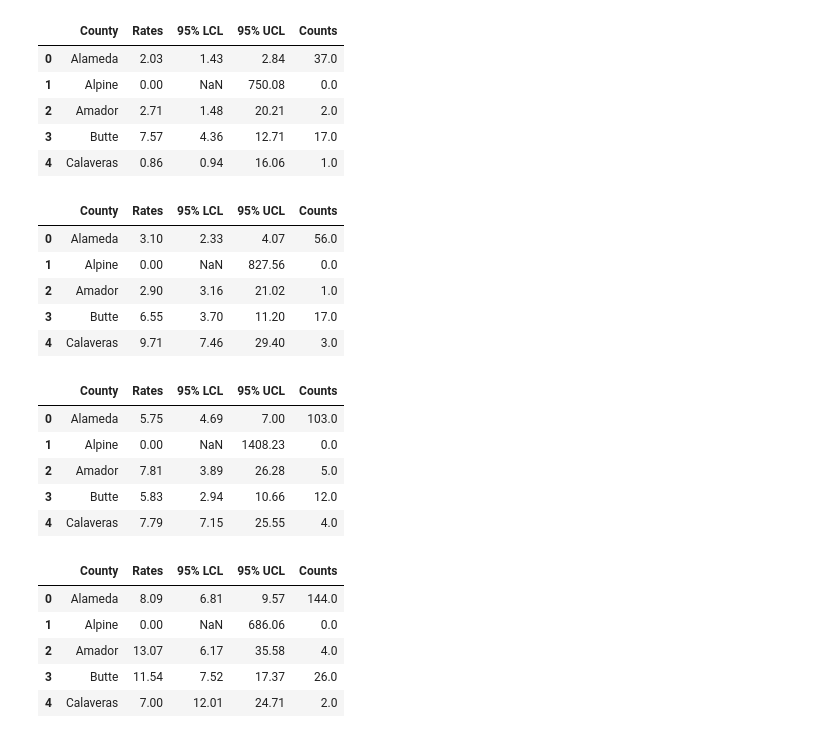
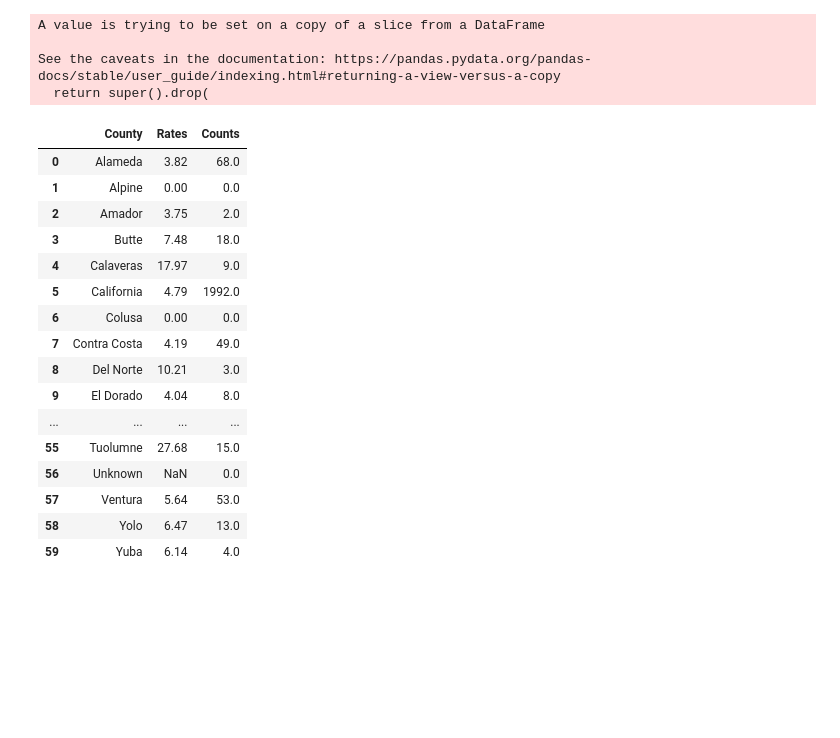
Before and after one commit to midori256/DS4A_Capstone_Project, a Jupyter notebook: Data_Wrangling.ipynb, the cells around one changed output. Cells and saved outputs as stored; diff of their text form; code cells hidden in the pictures; blank space fills up the shorter version.

```diff
--- a/Data_Wrangling.ipynb
+++ b/Data_Wrangling.ipynb
@@ -51,40 +44,0 @@ data_2016.head()
-# %%
-# Check all dataframes
-data_2017.head()
-# %% [output]
-|  | County | Rates | 95% LCL | 95% UCL | Counts |
-| 0 | Alameda | 2.03 | 1.43 | 2.84 | 37.0 |
-| 1 | Alpine | 0.00 | NaN | 750.08 | 0.0 |
-| 2 | Amador | 2.71 | 1.48 | 20.21 | 2.0 |
-| 3 | Butte | 7.57 | 4.36 | 12.71 | 17.0 |
-| 4 | Calaveras | 0.86 | 0.94 | 16.06 | 1.0 |
-# %%
-# Check all dataframes
-data_2018.head()
-# %% [output]
-|  | County | Rates | 95% LCL | 95% UCL | Counts |
-| 0 | Alameda | 3.10 | 2.33 | 4.07 | 56.0 |
-| 1 | Alpine | 0.00 | NaN | 827.56 | 0.0 |
-| 2 | Amador | 2.90 | 3.16 | 21.02 | 1.0 |
-| 3 | Butte | 6.55 | 3.70 | 11.20 | 17.0 |
-| 4 | Calaveras | 9.71 | 7.46 | 29.40 | 3.0 |
-# %%
-# Check all dataframes
-data_2019.head()
-# %% [output]
-|  | County | Rates | 95% LCL | 95% UCL | Counts |
-| 0 | Alameda | 5.75 | 4.69 | 7.00 | 103.0 |
-| 1 | Alpine | 0.00 | NaN | 1408.23 | 0.0 |
-| 2 | Amador | 7.81 | 3.89 | 26.28 | 5.0 |
-| 3 | Butte | 5.83 | 2.94 | 10.66 | 12.0 |
-| 4 | Calaveras | 7.79 | 7.15 | 25.55 | 4.0 |
-# %%
-# Check all dataframes
-data_2020.head()
-# %% [output]
-|  | County | Rates | 95% LCL | 95% UCL | Counts |
-| 0 | Alameda | 8.09 | 6.81 | 9.57 | 144.0 |
-| 1 | Alpine | 0.00 | NaN | 686.06 | 0.0 |
-| 2 | Amador | 13.07 | 6.17 | 35.58 | 4.0 |
-| 3 | Butte | 11.54 | 7.52 | 17.37 | 26.0 |
-| 4 | Calaveras | 7.00 | 12.01 | 24.71 | 2.0 |
@@ -96 +45,32 @@ for item in dfs:
+# %%
+# Clean up the dataframes in dfs
+# Delete last 2 rows and 95% LCL and 95% UCL column
+for key, value in dfs.items():
+    dfs[key] = dfs[key][["County","Rates","Counts"]]
+    dfs[key].drop(dfs[key].index[-2:], inplace = True)
+# %% [output]
+A value is trying to be set on a copy of a slice from a DataFrame
+
+See the caveats in the documentation: https://pandas.pydata.org/pandas-docs/stable/user_guide/indexing.html#returning-a-view-versus-a-copy
+  return super().drop(
+# %%
+dfs["data_2015"]
+# %% [output]
+|  | County | Rates | Counts |
+| 0 | Alameda | 3.82 | 68.0 |
+| 1 | Alpine | 0.00 | 0.0 |
+| 2 | Amador | 3.75 | 2.0 |
+| 3 | Butte | 7.48 | 18.0 |
+| 4 | Calaveras | 17.97 | 9.0 |
+| 5 | California | 4.79 | 1992.0 |
+| 6 | Colusa | 0.00 | 0.0 |
+| 7 | Contra Costa | 4.19 | 49.0 |
+| 8 | Del Norte | 10.21 | 3.0 |
+| 9 | El Dorado | 4.04 | 8.0 |
+| ... | ... | ... | ... |
+| 55 | Tuolumne | 27.68 | 15.0 |
+| 56 | Unknown | NaN | 0.0 |
+| 57 | Ventura | 5.64 | 53.0 |
+| 58 | Yolo | 6.47 | 13.0 |
+| 59 | Yuba | 6.14 | 4.0 |
 # %%
```
Also changed, not shown: parts of 20 cells of this notebook.
